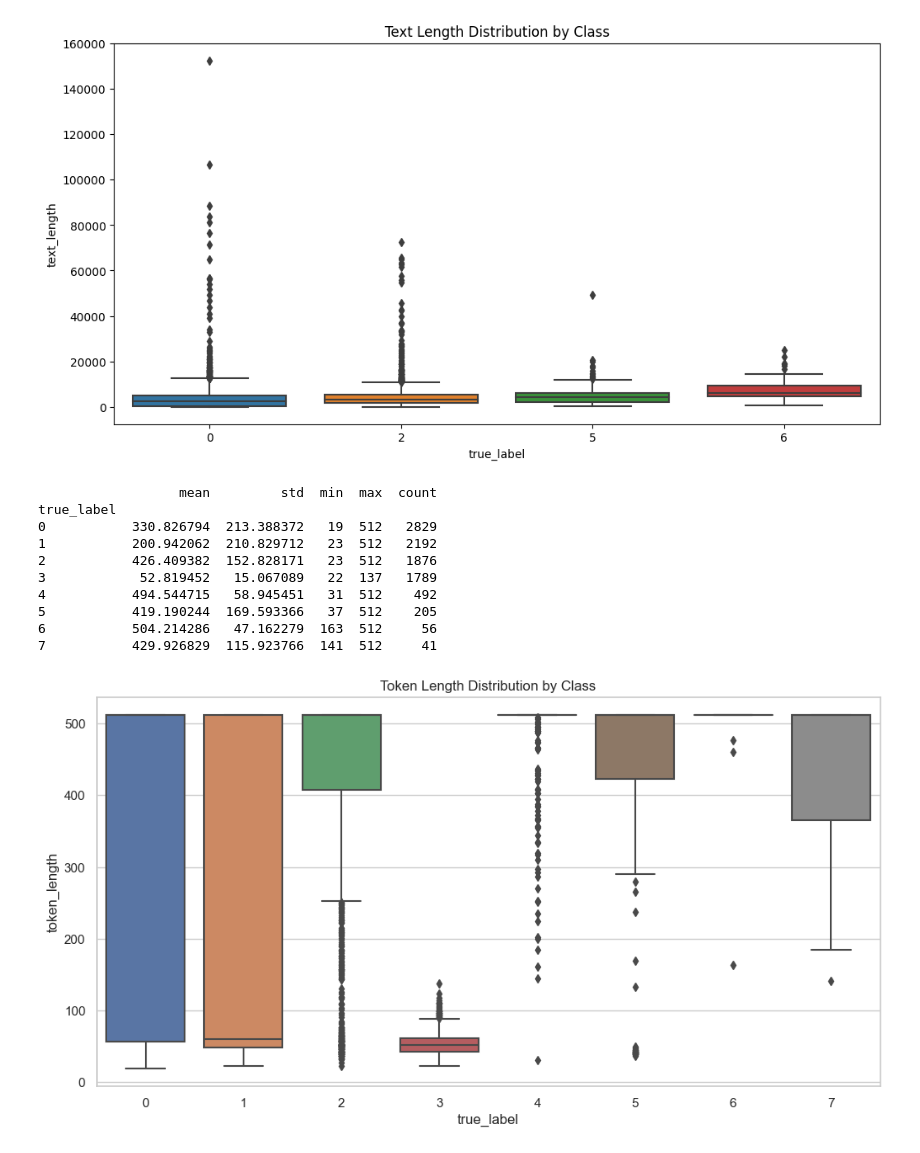
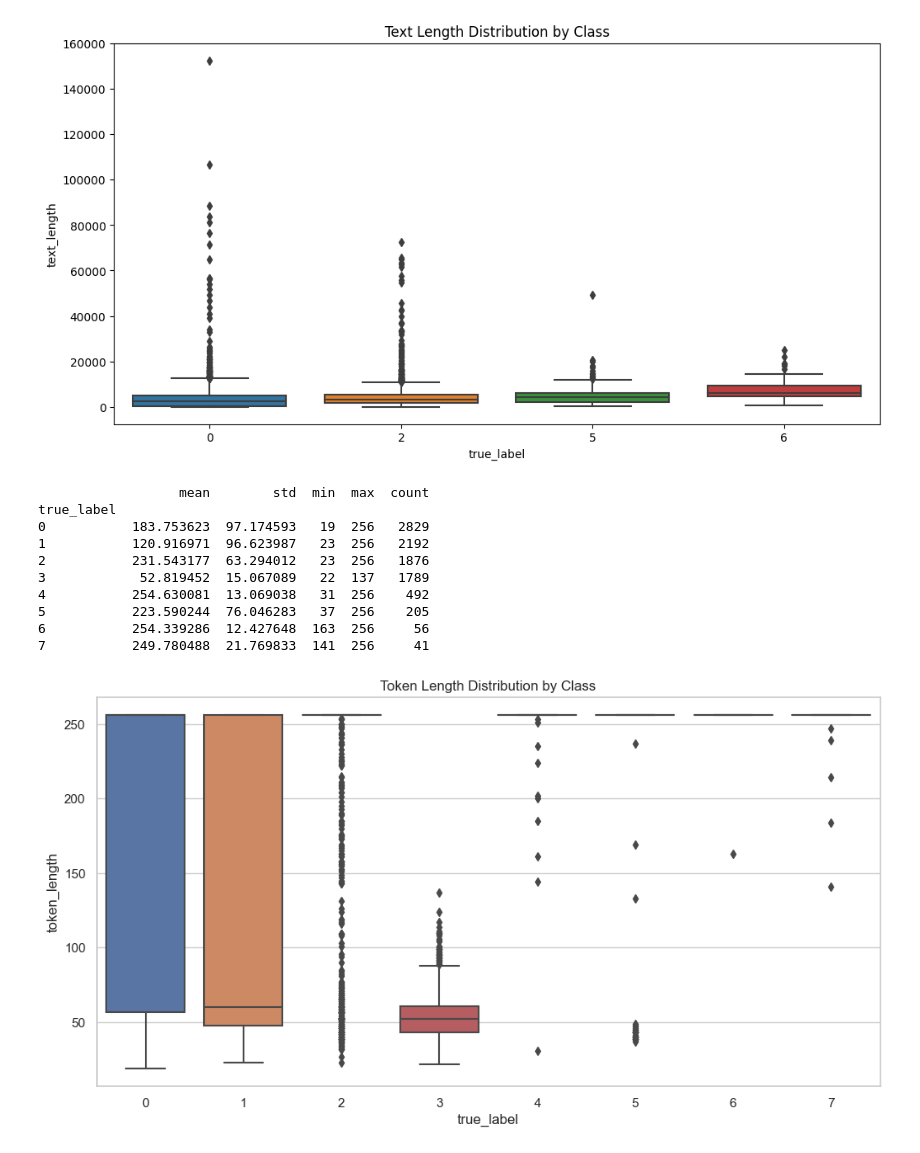
Before and after one commit to chanmuzi/Dacon-ChatGPT, a Jupyter notebook: EDA, Results analysis.ipynb, the cells around one changed output. Drawn from its saved outputs; the diff is of its cells as text; code cells hidden in the pictures.

```diff
--- a/EDA, Results analysis.ipynb
+++ b/EDA, Results analysis.ipynb
@@ -524,39 +552,39 @@ plt.show()
 # %%
 import pandas as pd
 from transformers import RobertaTokenizer
 
 # Load your validation results
 val_results = pd.read_csv("validations/validation_results_v7.csv")
 
 # Load the RoBERTa tokenizer
 tokenizer = RobertaTokenizer.from_pretrained("roberta-base")
 
 # Tokenize the texts and get the token lengths
-val_results["tokenized_text"] = val_results["text"].apply(lambda x: tokenizer.encode(x, add_special_tokens=True, truncation=True))
+val_results["tokenized_text"] = val_results["text"].apply(lambda x: tokenizer.encode(x, add_special_tokens=True, max_length=256, truncation=True))
 val_results["token_length"] = val_results["tokenized_text"].apply(lambda x: len(x))
 
 # Group by true_label and calculate statistics for token lengths
 grouped_lengths = val_results.groupby("true_label")["token_length"].agg(["mean", "std", "min", "max", "count"])
 print(grouped_lengths)
 
 # Plot the token length distribution for each class
 import seaborn as sns
 import matplotlib.pyplot as plt
 
 sns.set(style="whitegrid")
 plt.figure(figsize=(12, 6))
 sns.boxplot(data=val_results, x="true_label", y="token_length")
 plt.title("Token Length Distribution by Class")
 plt.show()
 # %% [output]
-                  mean         std  min  max  count
+                  mean        std  min  max  count
 true_label
-0           330.826794  213.388372   19  512   2829
-1           200.942062  210.829712   23  512   2192
-2           426.409382  152.828171   23  512   1876
-3            52.819452   15.067089   22  137   1789
-4           494.544715   58.945451   31  512    492
-5           419.190244  169.593366   37  512    205
-6           504.214286   47.162279  163  512     56
-7           429.926829  115.923766  141  512     41
+0           183.753623  97.174593   19  256   2829
+1           120.916971  96.623987   23  256   2192
+2           231.543177  63.294012   23  256   1876
+3            52.819452  15.067089   22  137   1789
+4           254.630081  13.069038   31  256    492
+5           223.590244  76.046283   37  256    205
+6           254.339286  12.427648  163  256     56
+7           249.780488  21.769833  141  256     41
-[figure, old version]
+[figure, new version]
```
Also changed, not shown: parts of 5 cells of this notebook.
